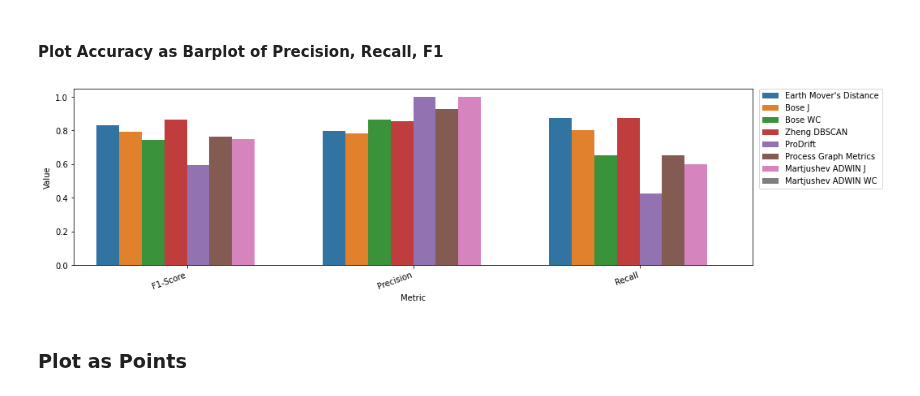
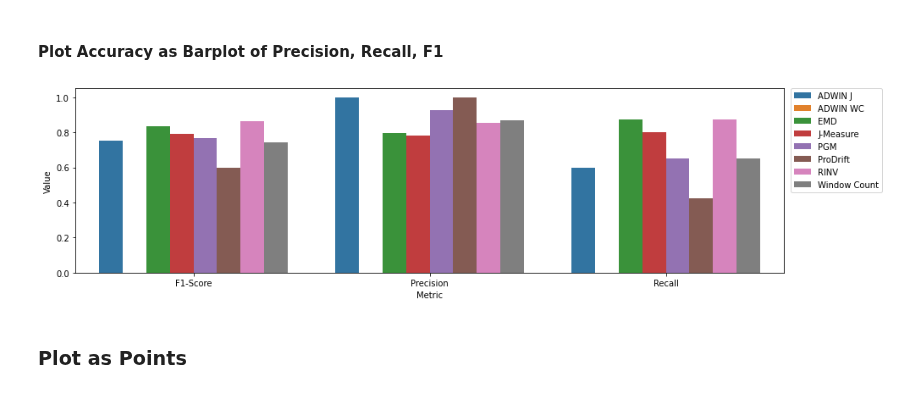
Before and after one commit to cpitsch/cdrift-evaluation, a Jupyter notebook: evaluate_results.ipynb, the cells around one changed output. Saved outputs shown, nothing was run; the diff lists cells and outputs as text; code cells hidden in the pictures.

Commit message:
Final Evaluation Robustness Progress

```diff
--- a/evaluate_results.ipynb
+++ b/evaluate_results.ipynb
@@ -17,0 +22,14 @@ CSV_PATH = "evaluation_results_total.csv"
+# %%
+print(df["Algorithm"].unique())
+shorter_names = {
+    "Zheng DBSCAN": "RINV",
+    "ProDrift": "ProDrift",
+    "Bose J": "J-Measure",
+    "Bose WC": "Window Count",
+    "Earth Mover's Distance": "EMD",
+    "Process Graph Metrics": "PGM",
+    "Martjushev ADWIN J": "ADWIN J",
+    "Martjushev ADWIN WC": "ADWIN WC",
+}
+df["Algorithm"] = df["Algorithm"].map(shorter_names)
+df["Algorithm"].unique()
@@ -97,0 +131,22 @@ array(['Atomic_Frequency_output_Frequency_5',
+# %%
+# Preprocessing; Add "Noise Level" Column
+def map_row_to_noise(row):
+    logname = row["Log"]
+    if row["Log Source"] == "Ceravolo":
+        return re.search('noise([0-9]*)_', logname).group(1)
+    elif row["Log Source"] == "Ostovar":
+        # return mapping_ostovar_to_shortnames[logname.split("_")[-1]]
+        last_member = logname.split('_')[-1]
+        if last_member.isnumeric():
+            return last_member
+        else:
+            return '0'
+    elif row["Log Source"] == "Bose":
+        return None
+    else:
+        raise ValueError(f"Unknown Log Source for Noise Level: {row['Log Source']}; Is this Log meant to be used for a Robustness Evaluation?")
+
+# Only use the Ceravolo and Ostovar Logs as Bose has only 1 log, i.e., no noise levels
+# Add a column stating the change pattern that is applied and one for the noise level
+df["Noise Level"] = df.apply(lambda x: map_row_to_noise(x), axis=1)
+df[['Algorithm', 'Log Source', 'Log', 'Change Pattern', 'Noise Level']]
@@ -223,38 +302,38 @@ accuracy_plot_df = pd.DataFrame(
         }
         for name in computed_accuracy_dicts.keys()
     ] + [
         {
             "Algorithm": name,
             "Metric": "Precision",
             "Value": computed_precision_dicts[name][accuracy_best_param[name]]
         }
         for name in computed_accuracy_dicts.keys()
     ] + [
         {
             "Algorithm": name,
             "Metric": "Recall",
             "Value": computed_recall_dicts[name][accuracy_best_param[name]]
         }
         for name in computed_accuracy_dicts.keys()
     ]
 )
 
 palette=None #{"Precision": "#573deb", "F1-Score": "#ff0076", "Recall": "#ffa600"}
-ax = sns.barplot(x="Metric", y="Value", data=accuracy_plot_df, hue="Algorithm", palette=palette) # Blueish
+ax = sns.barplot(x="Metric", y="Value", data=accuracy_plot_df, hue="Algorithm", palette=palette, hue_order=ALPHA_SORT_NAMES)
 
 ax.figure.set_size_inches(15, 4)
 # ax.tick_params(labelrotation=10, ha="right")
 # Set each ticks horizontal alignment to "right"
-for tick in ax.get_xticklabels():
-    tick.set_ha("right")
-    tick.set_rotation(20)
+# for tick in ax.get_xticklabels():
+#     tick.set_ha("right")
+#     tick.set_rotation(20)
 
 plt.legend(bbox_to_anchor=(1.01, 1), loc='upper left', borderaxespad=0)
 
 plt.savefig("Final_Eval/accuracy.pdf", bbox_inches="tight", format="pdf")
 plt.show()
 # %% [output]
-[figure, old version]
+[figure, new version]
 # %% [markdown]
 ### Plot as Points
 # %%
```
Also changed, not shown: parts of 35 cells of this notebook.
